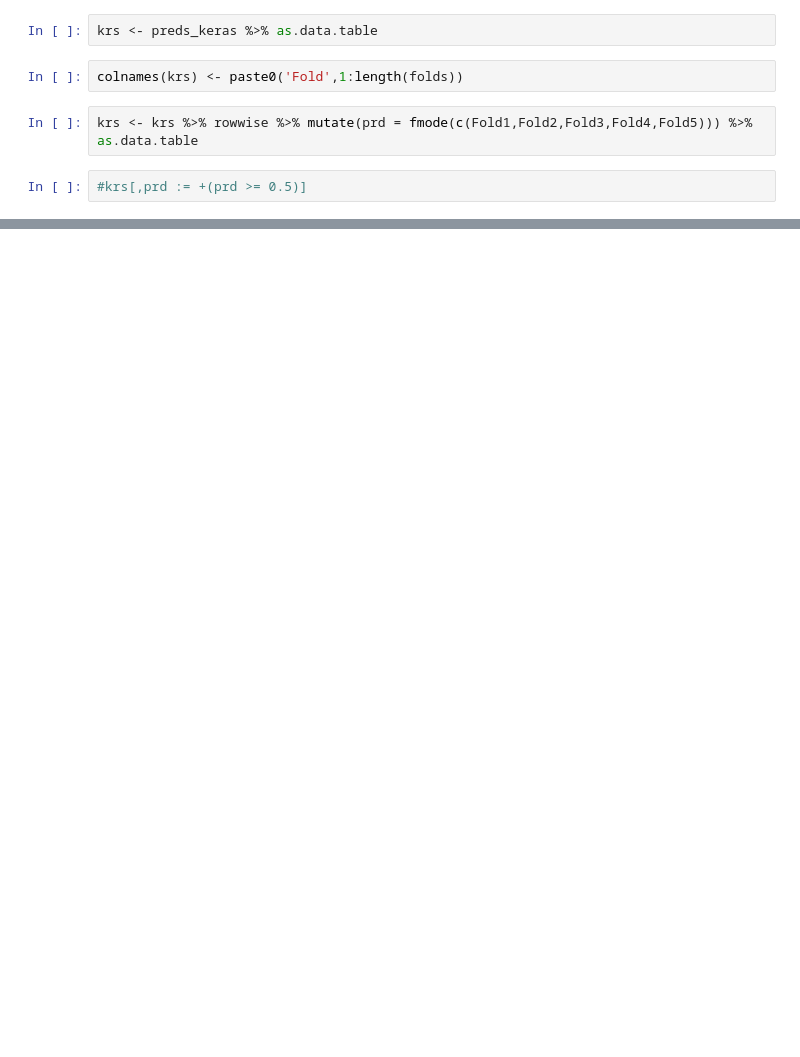
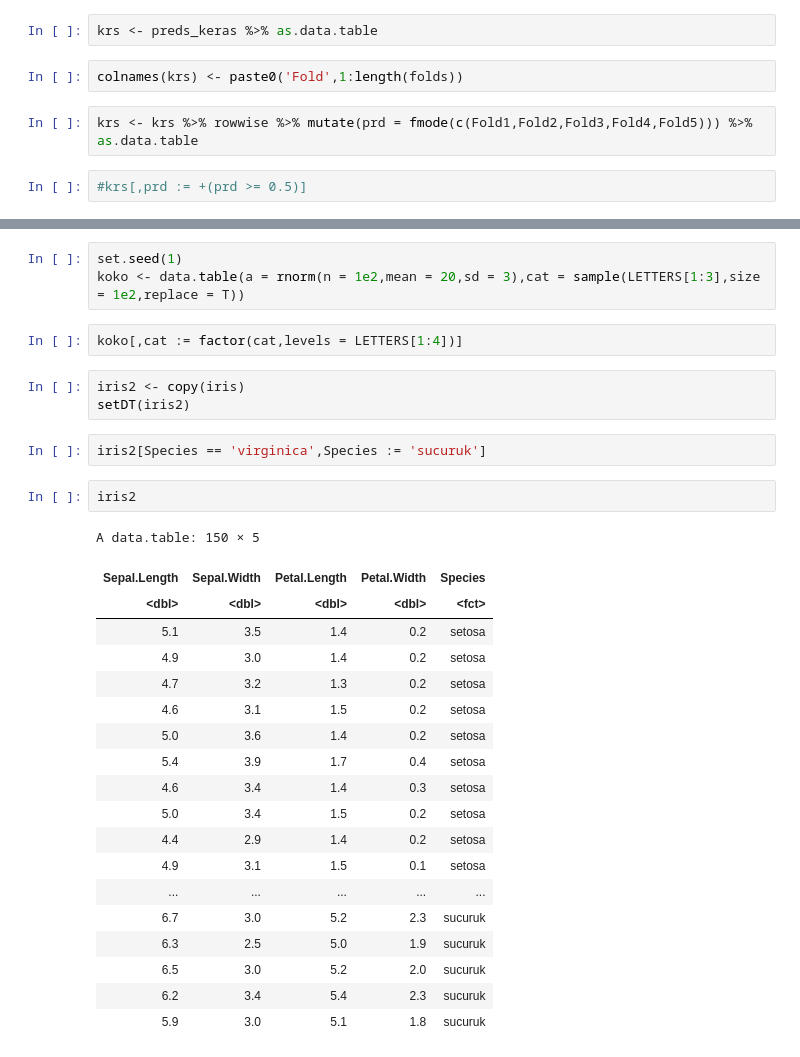
Before and after one commit to sametsoekel/nonsystematic_workspace, a Jupyter notebook: space/nn_pipeline.ipynb, the cells around one changed output, grey strips where cells are left out. Saved outputs shown, nothing was run; the diff lists cells and outputs as text; blank space fills up the shorter version.

```diff
--- a/space/nn_pipeline.ipynb
+++ b/space/nn_pipeline.ipynb
@@ -396,0 +414,32 @@ A tibble: 1 × 3
+# %%
+set.seed(1)
+koko <- data.table(a = rnorm(n = 1e2,mean = 20,sd = 3),cat = sample(LETTERS[1:3],size = 1e2,replace = T))
+# %%
+koko[,cat := factor(cat,levels = LETTERS[1:4])]
+# %%
+iris2 <- copy(iris)
+setDT(iris2)
+# %%
+iris2[Species == 'virginica',Species := 'sucuruk']
+# %%
+iris2
+# %% [output]
+A data.table: 150 × 5
+| Sepal.Length | Sepal.Width | Petal.Length | Petal.Width | Species |
+| <dbl> | <dbl> | <dbl> | <dbl> | <fct> |
+| 5.1 | 3.5 | 1.4 | 0.2 | setosa |
+| 4.9 | 3.0 | 1.4 | 0.2 | setosa |
+| 4.7 | 3.2 | 1.3 | 0.2 | setosa |
+| 4.6 | 3.1 | 1.5 | 0.2 | setosa |
+| 5.0 | 3.6 | 1.4 | 0.2 | setosa |
+| 5.4 | 3.9 | 1.7 | 0.4 | setosa |
+| 4.6 | 3.4 | 1.4 | 0.3 | setosa |
+| 5.0 | 3.4 | 1.5 | 0.2 | setosa |
+| 4.4 | 2.9 | 1.4 | 0.2 | setosa |
+| 4.9 | 3.1 | 1.5 | 0.1 | setosa |
+| ... | ... | ... | ... | ... |
+| 6.7 | 3.0 | 5.2 | 2.3 | sucuruk |
+| 6.3 | 2.5 | 5.0 | 1.9 | sucuruk |
+| 6.5 | 3.0 | 5.2 | 2.0 | sucuruk |
+| 6.2 | 3.4 | 5.4 | 2.3 | sucuruk |
+| 5.9 | 3.0 | 5.1 | 1.8 | sucuruk |
```
Also changed, not shown: parts of 16 cells of this notebook, 1 other file.
